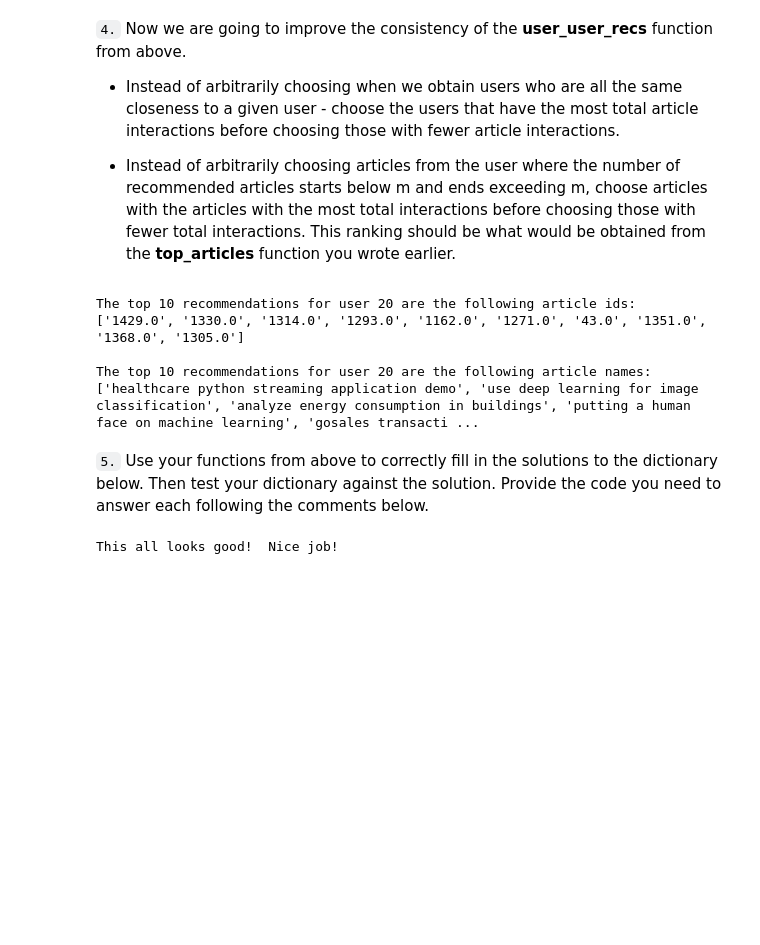
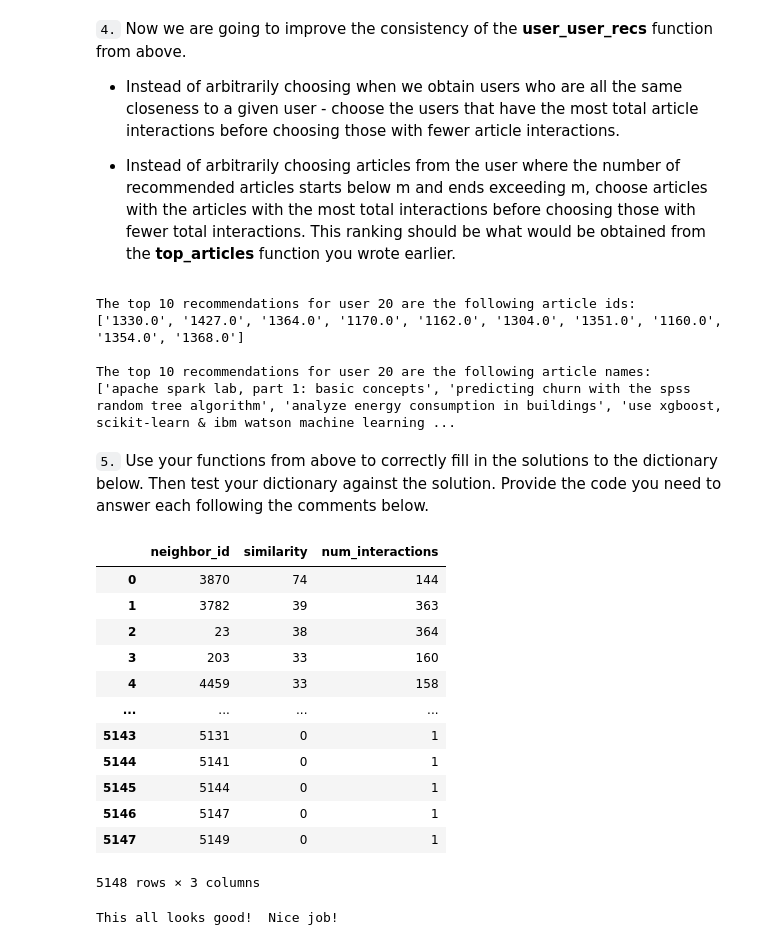
Before and after one commit to Prasanna23/IBM-Recommendation-project, a Jupyter notebook: Recommendations_with_IBM.ipynb, the cells around one changed output. Drawn from its saved outputs; the diff is of its cells as text; code cells hidden in the pictures; blank space fills up the shorter version.

```diff
--- a/Recommendations_with_IBM.ipynb
+++ b/Recommendations_with_IBM.ipynb
@@ -581,6 +581,8 @@ def get_top_sorted_users(user_id, df=df, user_item=user_item):
                     highest of each is higher in the dataframe
 
     '''
+    user_counts = df.groupby('user_id').count().sort_values('title',ascending=False)
+
     # Calculate similarity
     target_user = user_item.loc[user_id]
     similarities = user_item.dot(target_user)
@@ -589,9 +591,16 @@ def get_top_sorted_users(user_id, df=df, user_item=user_item):
     # Create dataframe for neighbors
     neighbors_df = pd.DataFrame({
         'neighbor_id': similarities.index,
-        'similarity': similarities.values,
-        'num_interactions': user_item.sum(axis=1).values
+        'similarity': similarities.values
+        #'num_interactions': user_counts
+        #'num_interactions': user_counts.index
     })
+
+    user_counts = user_counts.reset_index()[['user_id', 'title']]  # Keep only relevant columns
+    user_counts.rename(columns={'title': 'num_interactions'}, inplace=True)
+
+    neighbors_df = neighbors_df.merge(user_counts, left_on='neighbor_id', right_on='user_id')
+    neighbors_df.drop(columns=['user_id'], inplace=True)
 
     # Exclude the target user from neighbors
     neighbors_df = neighbors_df[neighbors_df['neighbor_id'] != user_id]
@@ -669,10 +678,10 @@ print("The top 10 recommendations for user 20 are the following article names:")
 print(rec_names)
 # %% [output]
 The top 10 recommendations for user 20 are the following article ids:
-['1429.0', '1330.0', '1314.0', '1293.0', '1162.0', '1271.0', '43.0', '1351.0', '1368.0', '1305.0']
+['1330.0', '1427.0', '1364.0', '1170.0', '1162.0', '1304.0', '1351.0', '1160.0', '1354.0', '1368.0']
 
 The top 10 recommendations for user 20 are the following article names:
-['healthcare python streaming application demo', 'use deep learning for image classification', 'analyze energy consumption in buildings', 'putting a human face on machine learning', 'gosales transacti ...
+['apache spark lab, part 1: basic concepts', 'predicting churn with the spss random tree algorithm', 'analyze energy consumption in buildings', 'use xgboost, scikit-learn & ibm watson machine learning ...
 # %% [markdown]
 `5.` Use your functions from above to correctly fill in the solutions to the dictionary below.  Then test your dictionary against the solution.  Provide the code you need to answer each following the comments below.
 # %%
@@ -682,3 +691,19 @@ user131_10th_sim = get_top_sorted_users(131)['neighbor_id'].iloc[10] # Find the
+# %%
+get_top_sorted_users(131)
+# %% [output]
+|  | neighbor_id | similarity | num_interactions |
+| 0 | 3870 | 74 | 144 |
+| 1 | 3782 | 39 | 363 |
+| 2 | 23 | 38 | 364 |
+| 3 | 203 | 33 | 160 |
+| 4 | 4459 | 33 | 158 |
+| ... | ... | ... | ... |
+| 5143 | 5131 | 0 | 1 |
+| 5144 | 5141 | 0 | 1 |
+| 5145 | 5144 | 0 | 1 |
+| 5146 | 5147 | 0 | 1 |
+| 5147 | 5149 | 0 | 1 |
+5148 rows × 3 columns
 # %%
 ## Dictionary Test Here
 sol_5_dict = {
```
Also changed, not shown: parts of 13 cells of this notebook.
